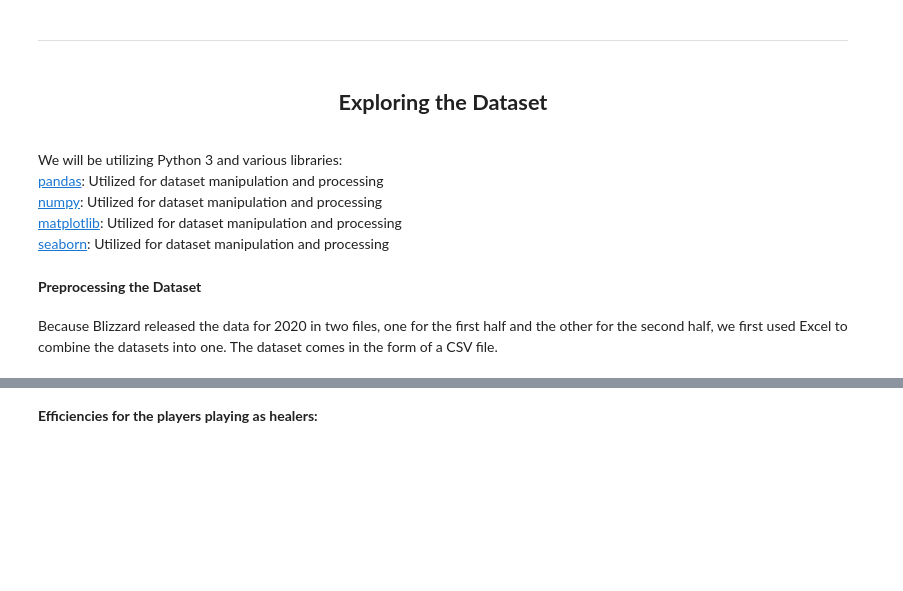
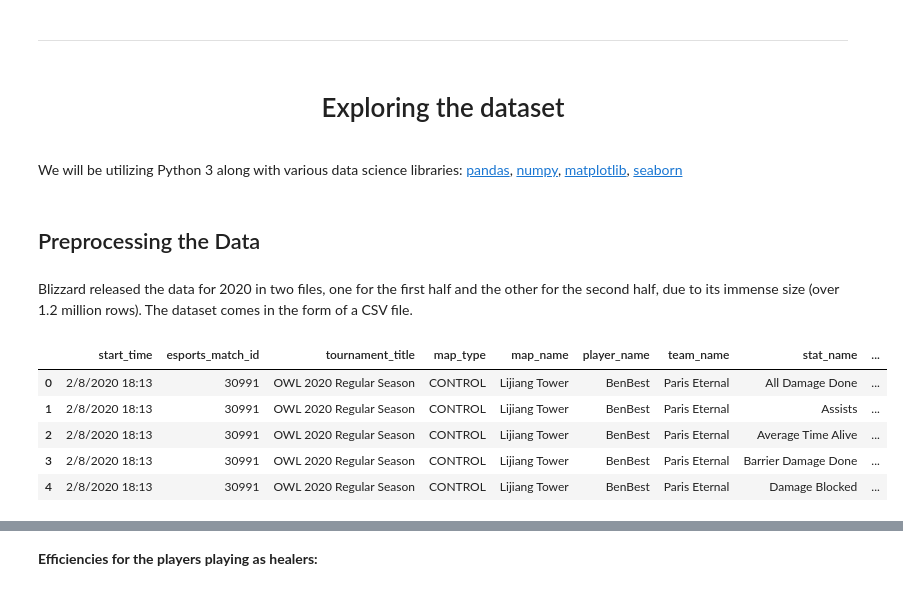
Before and after one commit to bfleming2/Overwatch-Analysis, a Jupyter notebook: Chinhnam.ipynb, the cells around one changed output, grey strips where cells are left out. Saved outputs shown, nothing was run; the diff lists cells and outputs as text; code cells hidden in the pictures; blank space fills up the shorter version.

```diff
--- a/Chinhnam.ipynb
+++ b/Chinhnam.ipynb
@@ -27,18 +25,12 @@ Here, we will be focusing on the data collected during the 2020 Overwatch League
 ---
 # %% [markdown]
 <div align="center">
-    <H2>
-        <Strong>
-            Exploring the Dataset
-        </Strong>
-    </H2>
+    <H1>
+        Exploring the dataset
+    </H1>
 </div>
 # %% [markdown]
-We will be utilizing Python 3 and various libraries:
-[pandas](https://pandas.pydata.org/): Utilized for dataset manipulation and processing
-[numpy](https://numpy.org/): Utilized for dataset manipulation and processing
-[matplotlib](https://matplotlib.org/): Utilized for dataset manipulation and processing
-[seaborn](https://seaborn.pydata.org/): Utilized for dataset manipulation and processing
+We will be utilizing Python 3 along with various data science libraries: [pandas](https://pandas.pydata.org/), [numpy](https://numpy.org/), [matplotlib](https://matplotlib.org/), [seaborn](https://seaborn.pydata.org/)
 # %%
 import pandas as pd
 import numpy as np
@@ -48,8 +40,20 @@ import seaborn as sns
 import warnings
 warnings.filterwarnings('ignore')
 # %% [markdown]
-<strong>
-    Preprocessing the Dataset
-</strong>
+<H2>
+    Preprocessing the Data
+</H2>
 # %% [markdown]
-Because Blizzard released the data for 2020 in two files, one for the first half and the other for the second half, we first used Excel to combine the datasets into one. The dataset comes in the form of a CSV file.
+Blizzard released the data for 2020 in two files, one for the first half and the other for the second half, due to its immense size (over 1.2 million rows). The dataset comes in the form of a CSV file.
+# %%
+# Reading in both datasets and combine into one dataframe
+players1, players2 = pd.read_csv("phs_2020/phs_2020_1.csv"), pd.read_csv("phs_2020/phs_2020_2.csv")
+data = pd.concat([players1, players2])
+data.head()
+# %% [output]
+|  | start_time | esports_match_id | tournament_title | map_type | map_name | player_name | team_name | stat_name | ... |
+| 0 | 2/8/2020 18:13 | 30991 | OWL 2020 Regular Season | CONTROL | Lijiang Tower | BenBest | Paris Eternal | All Damage Done | ... |
+| 1 | 2/8/2020 18:13 | 30991 | OWL 2020 Regular Season | CONTROL | Lijiang Tower | BenBest | Paris Eternal | Assists | ... |
+| 2 | 2/8/2020 18:13 | 30991 | OWL 2020 Regular Season | CONTROL | Lijiang Tower | BenBest | Paris Eternal | Average Time Alive | ... |
+| 3 | 2/8/2020 18:13 | 30991 | OWL 2020 Regular Season | CONTROL | Lijiang Tower | BenBest | Paris Eternal | Barrier Damage Done | ... |
+| 4 | 2/8/2020 18:13 | 30991 | OWL 2020 Regular Season | CONTROL | Lijiang Tower | BenBest | Paris Eternal | Damage Blocked | ... |
```
Also changed, not shown: parts of 13 cells of this notebook, 3 other files.
